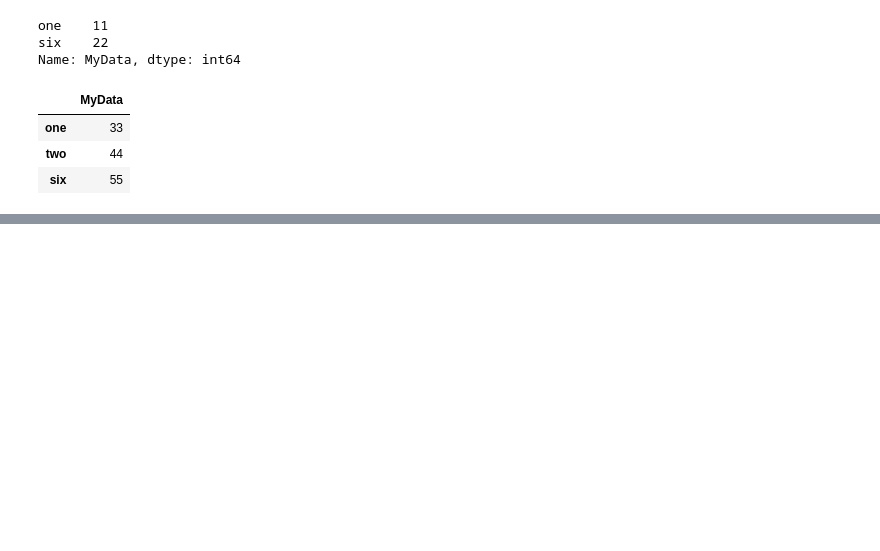
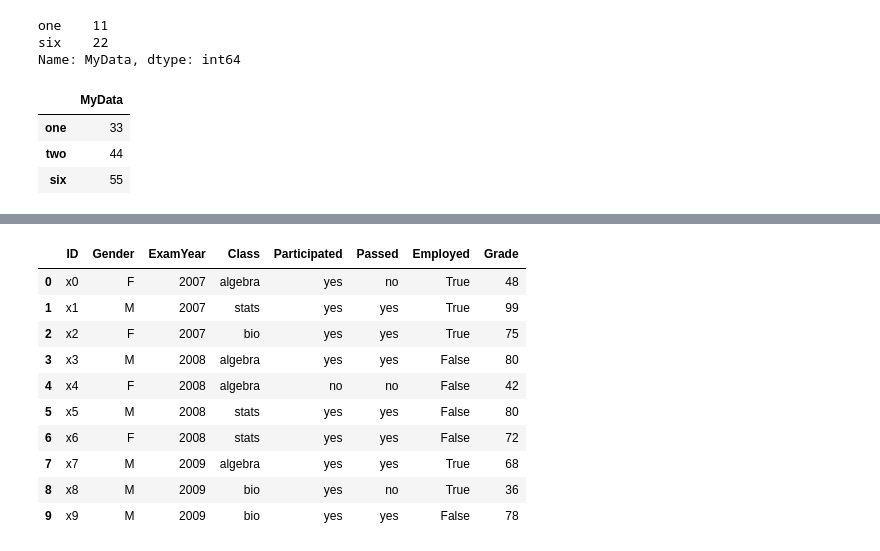
Before and after one commit to ilyak93/self-studying, a Jupyter notebook: DataEngineering/pandas/pandas_cookbook.ipynb, the cells around one changed output, grey strips where cells are left out. Cells and saved outputs as stored; diff of their text form; code cells hidden in the pictures; blank space fills up the shorter version.

```diff
--- a/DataEngineering/pandas/pandas_cookbook.ipynb
+++ b/DataEngineering/pandas/pandas_cookbook.ipynb
@@ -474,0 +1547,3 @@ result
+# %%
+#Frequency table like plyr in R
+grades = [48, 99, 75, 80, 42, 80, 72, 68, 36, 78]
@@ -474,0 +1662,14 @@ result
+# %%
+df
+# %% [output]
+|  | ID | Gender | ExamYear | Class | Participated | Passed | Employed | Grade |
+| 0 | x0 | F | 2007 | algebra | yes | no | True | 48 |
+| 1 | x1 | M | 2007 | stats | yes | yes | True | 99 |
+| 2 | x2 | F | 2007 | bio | yes | yes | True | 75 |
+| 3 | x3 | M | 2008 | algebra | yes | yes | False | 80 |
+| 4 | x4 | F | 2008 | algebra | no | no | False | 42 |
+| 5 | x5 | M | 2008 | stats | yes | yes | False | 80 |
+| 6 | x6 | F | 2008 | stats | yes | yes | False | 72 |
+| 7 | x7 | M | 2009 | algebra | yes | yes | True | 68 |
+| 8 | x8 | M | 2009 | bio | yes | no | True | 36 |
+| 9 | x9 | M | 2009 | bio | yes | yes | False | 78 |
```
Also changed, not shown: parts of 86 cells of this notebook.
